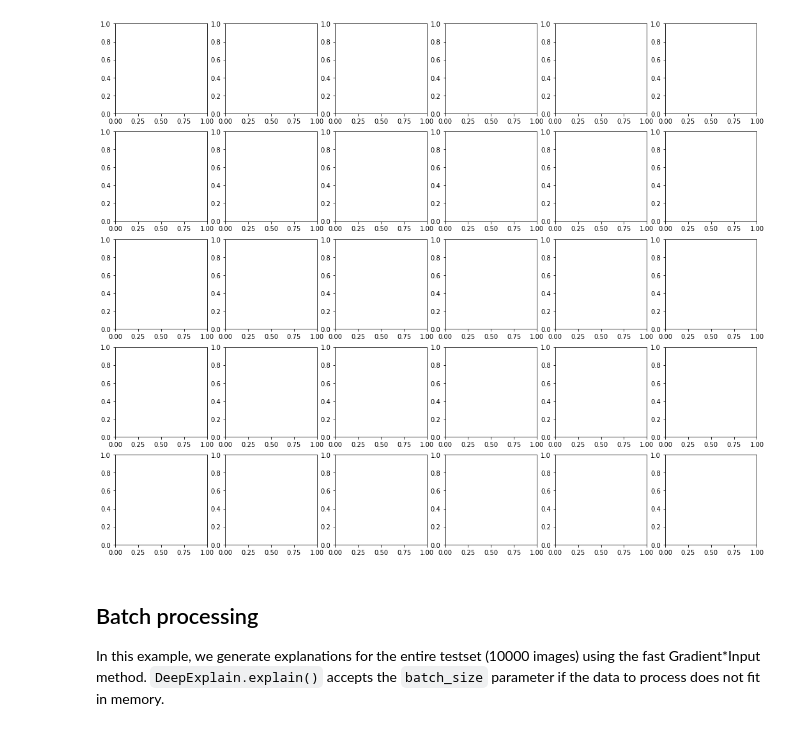
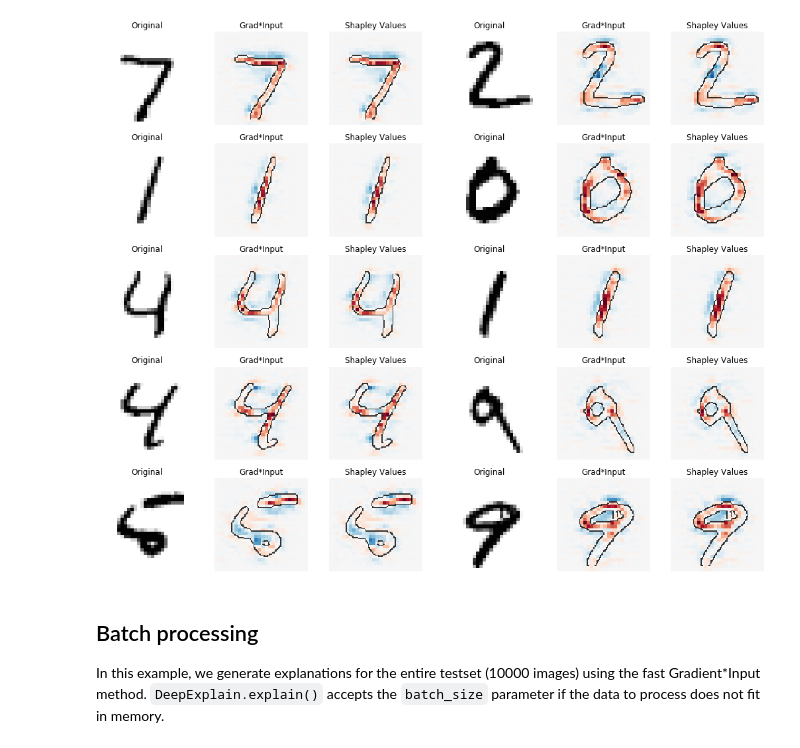
Before and after one commit to jsu27/Integrated-DeepLIFT, a Jupyter notebook: examples/mint_cnn_keras.ipynb, the cells around one changed output. Saved outputs shown, nothing was run; the diff lists cells and outputs as text; code cells hidden in the pictures.

```diff
--- a/examples/mint_cnn_keras.ipynb
+++ b/examples/mint_cnn_keras.ipynb
@@ -120,9 +130,9 @@ with DeepExplain(session=K.get_session()) as de:  # <-- init DeepExplain context
 
     #attributions_gradin = de.explain('grad*input', target_tensor, input_tensor, xs, ys=ys)
     #attributions_sal   = de.explain('saliency', target_tensor, input_tensor, xs, ys=ys)
-    attributions_ig    = de.explain('intgrad', target_tensor, input_tensor, xs, ys=ys)
+    #attributions_ig    = de.explain('intgrad', target_tensor, input_tensor, xs, ys=ys)
     #attributions_dl    = de.explain('deeplift', target_tensor, input_tensor, xs, ys=ys)
-    #attributions_idl   = de.explain('integdeeplift', target_tensor, input_tensor, xs, ys=ys)
+    attributions_idl   = de.explain('integdeeplift', target_tensor, input_tensor, xs, ys=ys)
     #attributions_elrp  = de.explain('elrp', target_tensor, input_tensor, xs, ys=ys)
     #attributions_occ   = de.explain('occlusion', target_tensor, input_tensor, xs, ys=ys)
 
@@ -139,10 +159,10 @@ from utils import plot, plt
 %matplotlib inline
 
 n_cols = 6
-n_rows = int(len(attributions_gradin) / 2)
+n_rows = int(len(attributions_idl) / 2)
 fig, axes = plt.subplots(nrows=n_rows, ncols=n_cols, figsize=(3*n_cols, 3*n_rows))
 
-for i, (a1, a2) in enumerate(zip(attributions_gradin, attributions_sv)):
+for i, (a1, a2) in enumerate(zip(attributions_idl, attributions_idl)):
     row, col = divmod(i, 2)
     plot(xs[i].reshape(28, 28), cmap='Greys', axis=axes[row, col*3]).set_title('Original')
     plot(a1.reshape(28,28), xi = xs[i], axis=axes[row,col*3+1]).set_title('Grad*Input')
@@ -152,4 +173,4 @@ NameError: name 'attributions_sv' is not defined
-[figure, old version]
+[figure, new version]
 # %% [markdown]
 ## Batch processing
 In this example, we generate explanations for the entire testset (10000 images) using the fast Gradient*Input method.
```
Also changed, not shown: parts of 4 cells of this notebook, 2 other files.
